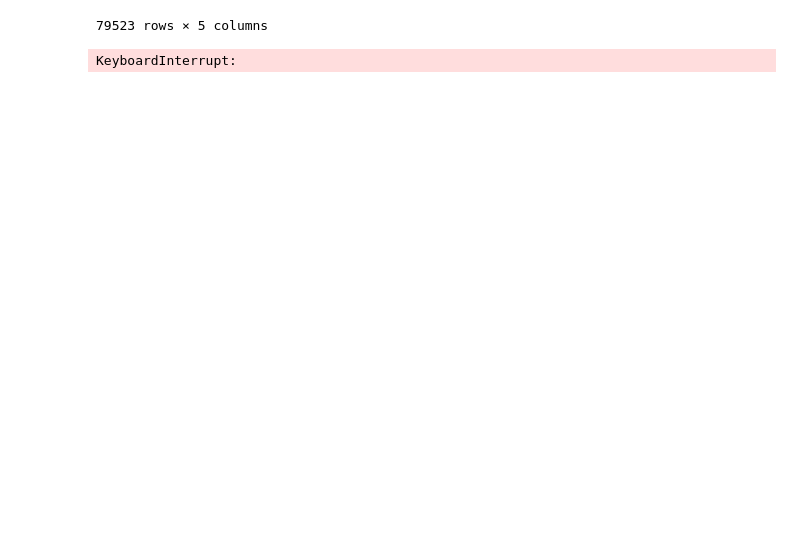
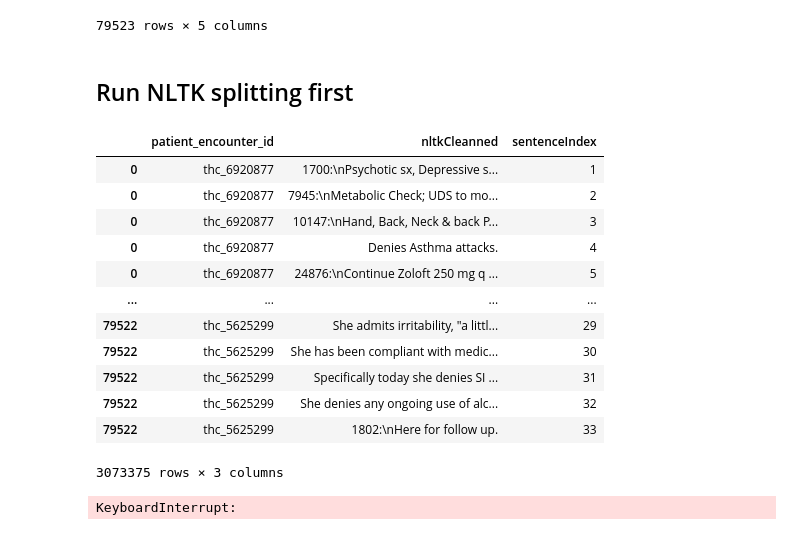
Before and after one commit to ShaoMinLiu-Holmusk/sentenceTokenizing, a Jupyter notebook: originalSentenceAnalysis.ipynb, the cells around one changed output. Cells and saved outputs as stored; diff of their text form; code cells hidden in the pictures; blank space fills up the shorter version.

Commit message:
updated NLTK splitting

```diff
--- a/originalSentenceAnalysis.ipynb
+++ b/originalSentenceAnalysis.ipynb
@@ -253,6 +253,8 @@ The default value of regex will change from True to False in a future version.
 | 79521 | thc_999140027 | thc_4331871 | thc | 1700:\nPsychosis/mood d/o - appea... | 1700:\nPsychosis/mood d/o - appea... |
 | 79522 | thc_999200027 | thc_5625299 | thc | 1700:\nSome depressive symptoms. ... | 1700:\nSome depressive symptoms. ... |
 79523 rows × 5 columns
+# %% [markdown]
+## Run NLTK splitting first
 # %%
 !pip3 install tqdm
 !pip3 install ipywidgets
@@ -262,3 +264,27 @@ from tqdm.notebook import tqdm
 tqdm().pandas()
 # %%
 notesTableDf['nltkCleanned']=notesTableDf.notesCleanned.progress_apply(lambda sent: sent_tokenize(sent))
+# %%
+notesTableDfExploded = notesTableDf[['patient_encounter_id', 'nltkCleanned']]\
+    .explode('nltkCleanned')
+
+notesTableDfExploded['sentenceIndex'] = notesTableDfExploded\
+    .groupby('patient_encounter_id')\
+    .nltkCleanned\
+    .transform(lambda series: range(1,len(series)+1))
+
+notesTableDfExploded
+# %% [output]
+|  | patient_encounter_id | nltkCleanned | sentenceIndex |
+| 0 | thc_6920877 | 1700:\nPsychotic sx, Depressive s... | 1 |
+| 0 | thc_6920877 | 7945:\nMetabolic Check; UDS to mo... | 2 |
+| 0 | thc_6920877 | 10147:\nHand, Back, Neck & back P... | 3 |
+| 0 | thc_6920877 | Denies Asthma attacks. | 4 |
+| 0 | thc_6920877 | 24876:\nContinue Zoloft 250 mg q ... | 5 |
+| ... | ... | ... | ... |
+| 79522 | thc_5625299 | She admits irritability, "a littl... | 29 |
+| 79522 | thc_5625299 | She has been compliant with medic... | 30 |
+| 79522 | thc_5625299 | Specifically today she denies SI ... | 31 |
+| 79522 | thc_5625299 | She denies any ongoing use of alc... | 32 |
+| 79522 | thc_5625299 | 1802:\nHere for follow up. | 33 |
+3073375 rows × 3 columns
```
Also changed, not shown: parts of 2 cells of this notebook.
